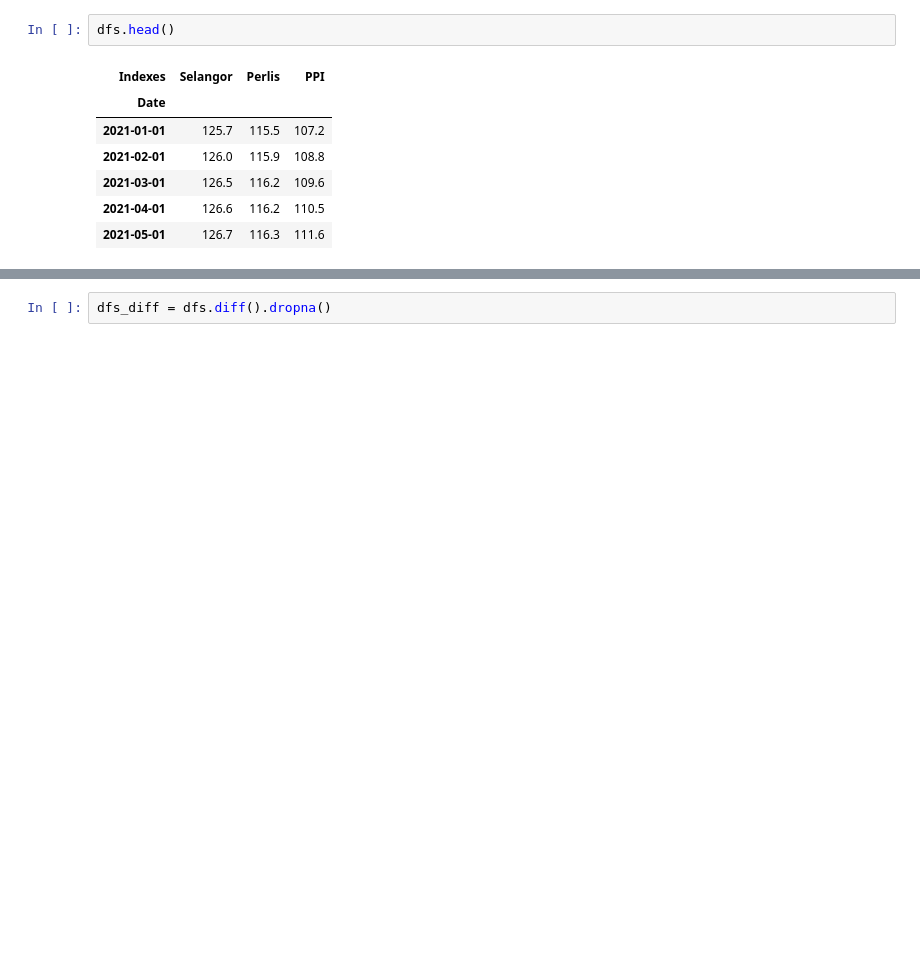
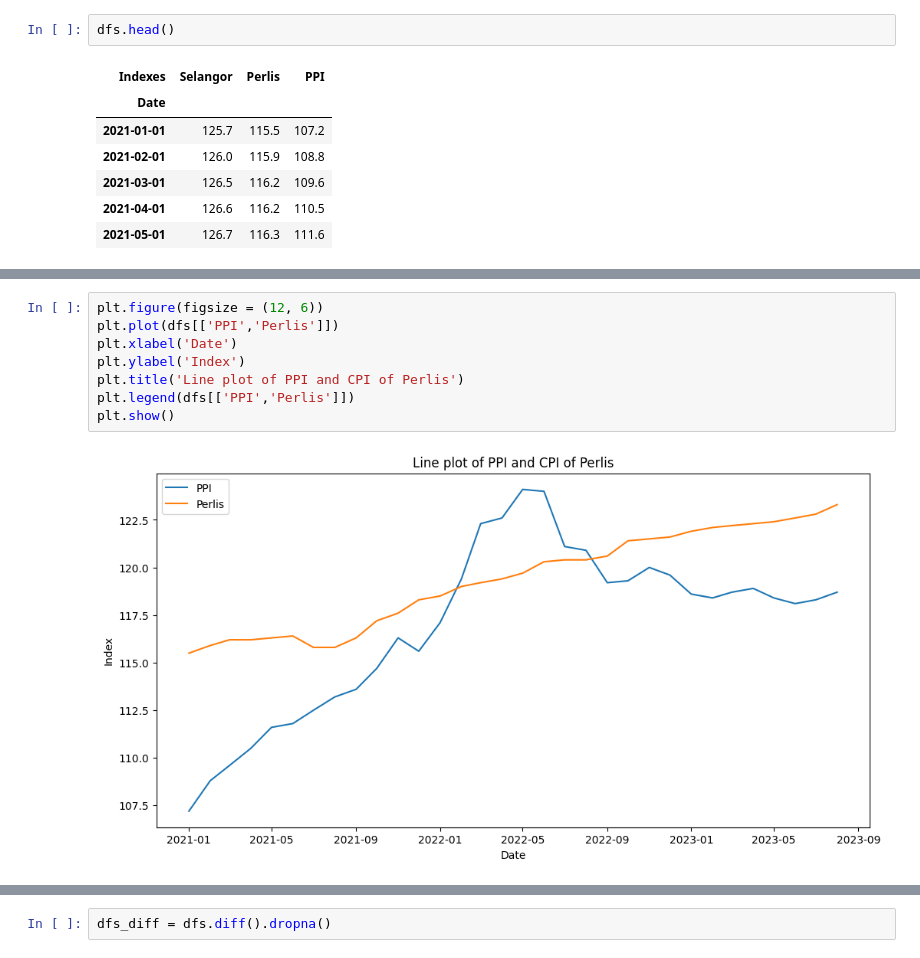
Before and after one commit to derrickgzq/fyp, a Jupyter notebook: fyp.ipynb, the cells around one changed output, grey strips where cells are left out. Drawn from its saved outputs; the diff is of its cells as text; blank space fills up the shorter version.

```diff
--- a/fyp.ipynb
+++ b/fyp.ipynb
@@ -431,0 +442,10 @@ plt.show()
+# %%
+plt.figure(figsize = (12, 6))
+plt.plot(dfs[['PPI','Perlis']])
+plt.xlabel('Date')
+plt.ylabel('Index')
+plt.title('Line plot of PPI and CPI of Perlis')
+plt.legend(dfs[['PPI','Perlis']])
+plt.show()
+# %% [output]
+[figure, added]
```
Also changed, not shown: parts of 20 cells of this notebook.
